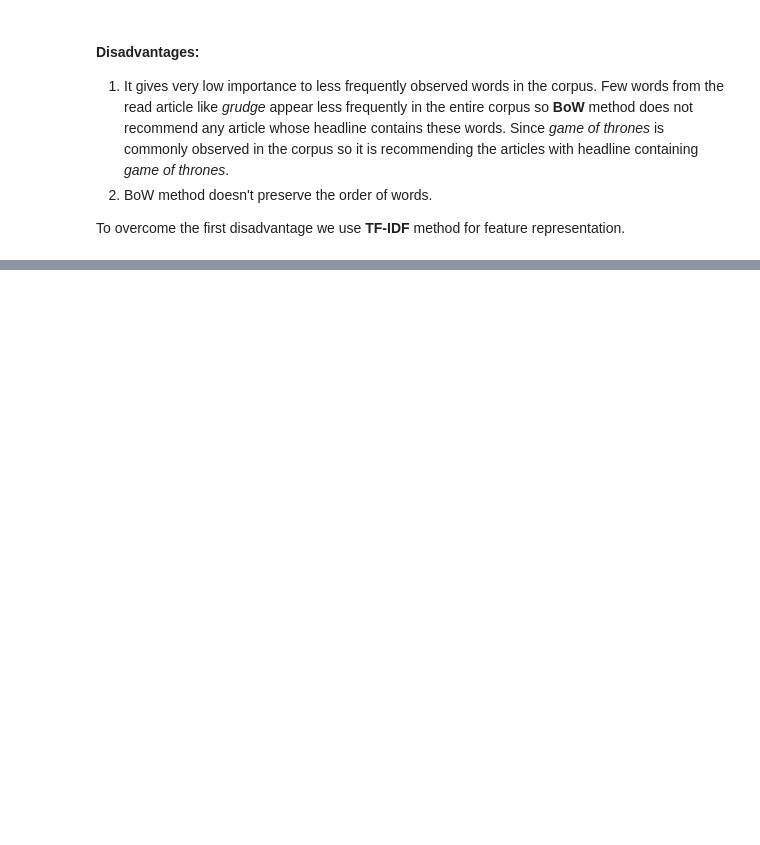
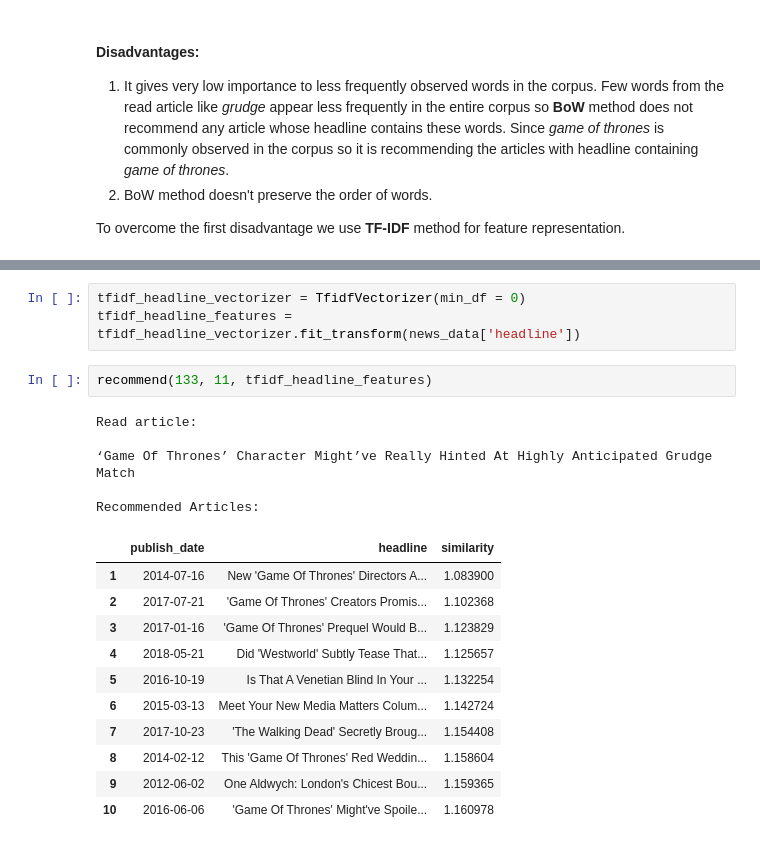
Before and after one commit to prajwaln/news-recommender, a Jupyter notebook: news-recommender.ipynb, the cells around one changed output, grey strips where cells are left out. Saved outputs shown, nothing was run; the diff lists cells and outputs as text; blank space fills up the shorter version.

```diff
--- a/news-recommender.ipynb
+++ b/news-recommender.ipynb
@@ -396,0 +484,22 @@ To overcome the first disadvantage we use **TF-IDF** method for feature represen
+# %%
+tfidf_headline_vectorizer = TfidfVectorizer(min_df = 0)
+tfidf_headline_features = tfidf_headline_vectorizer.fit_transform(news_data['headline'])
+# %%
+recommend(133, 11, tfidf_headline_features)
+# %% [output]
+Read article:
+
+‘Game Of Thrones’ Character Might’ve Really Hinted At Highly Anticipated Grudge Match
+
+Recommended Articles:
+|  | publish_date | headline | similarity |
+| 1 | 2014-07-16 | New 'Game Of Thrones' Directors A... | 1.083900 |
+| 2 | 2017-07-21 | 'Game Of Thrones' Creators Promis... | 1.102368 |
+| 3 | 2017-01-16 | 'Game Of Thrones' Prequel Would B... | 1.123829 |
+| 4 | 2018-05-21 | Did 'Westworld' Subtly Tease That... | 1.125657 |
+| 5 | 2016-10-19 | Is That A Venetian Blind In Your ... | 1.132254 |
+| 6 | 2015-03-13 | Meet Your New Media Matters Colum... | 1.142724 |
+| 7 | 2017-10-23 | 'The Walking Dead' Secretly Broug... | 1.154408 |
+| 8 | 2014-02-12 | This 'Game Of Thrones' Red Weddin... | 1.158604 |
+| 9 | 2012-06-02 | One Aldwych: London's Chicest Bou... | 1.159365 |
+| 10 | 2016-06-06 | 'Game Of Thrones' Might've Spoile... | 1.160978 |
```
Also changed, not shown: parts of 54 cells of this notebook.
